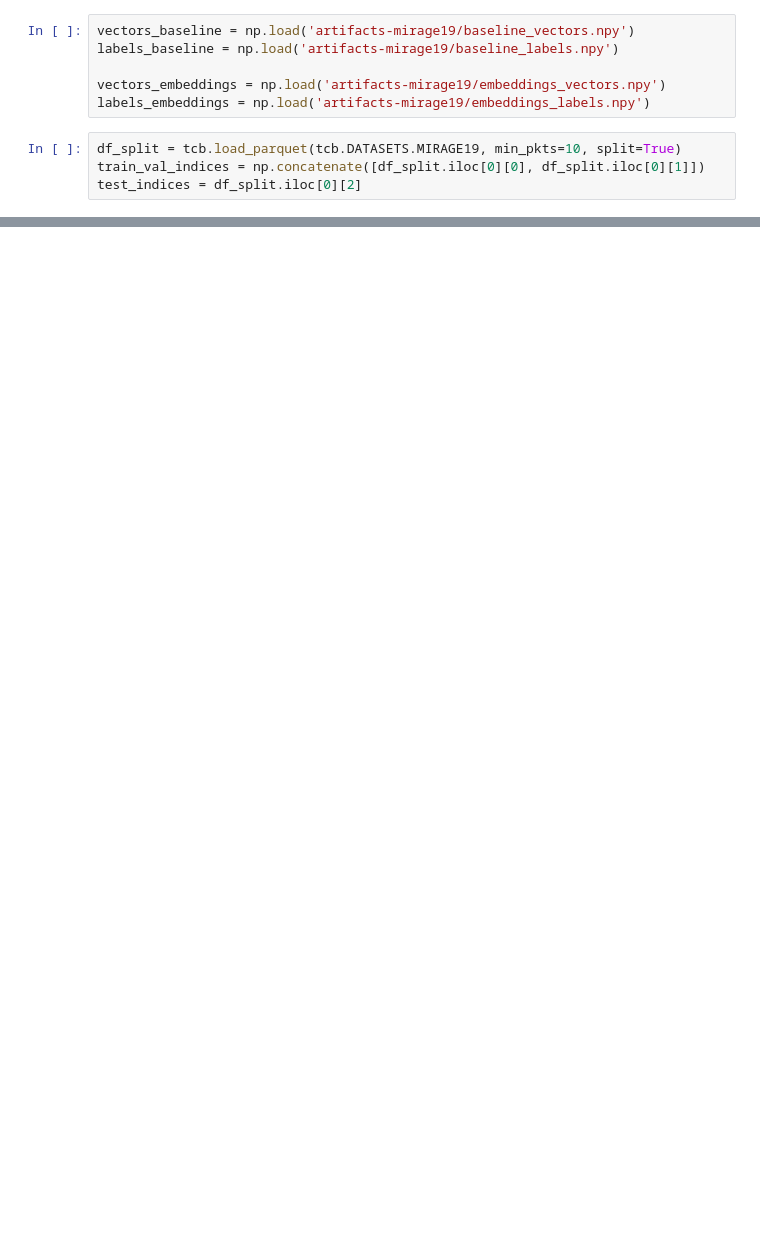
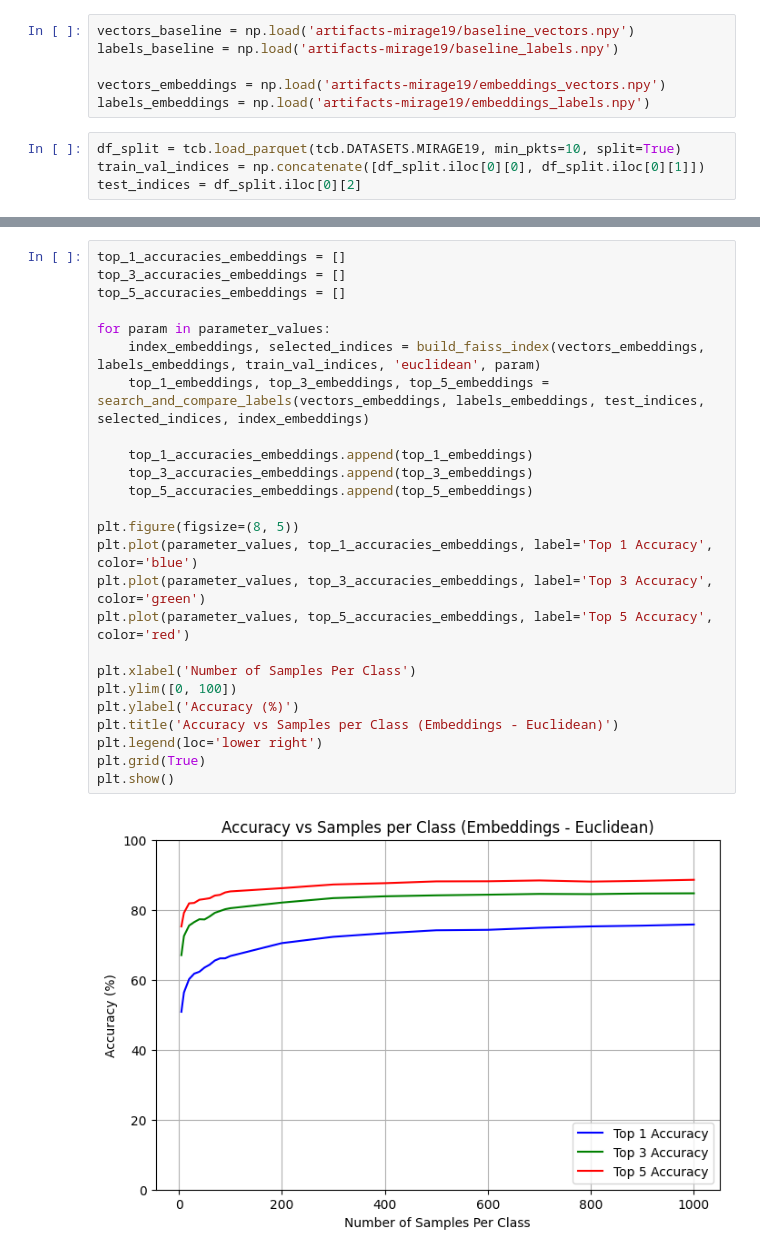
Before and after one commit to elliev7/partiii_research_project, a Jupyter notebook: fingerprinting/faiss.ipynb, the cells around one changed output, grey strips where cells are left out. Drawn from its saved outputs; the diff is of its cells as text; blank space fills up the shorter version.

```diff
--- a/fingerprinting/faiss.ipynb
+++ b/fingerprinting/faiss.ipynb
@@ -93,0 +139,27 @@ Embeddings cosine match in top 5 neighbors: 90.89%
+# %%
+top_1_accuracies_embeddings = []
+top_3_accuracies_embeddings = []
+top_5_accuracies_embeddings = []
+
+for param in parameter_values:
+    index_embeddings, selected_indices = build_faiss_index(vectors_embeddings, labels_embeddings, train_val_indices, 'euclidean', param)
+    top_1_embeddings, top_3_embeddings, top_5_embeddings = search_and_compare_labels(vectors_embeddings, labels_embeddings, test_indices, selected_indices, index_embeddings)
+
+    top_1_accuracies_embeddings.append(top_1_embeddings)
+    top_3_accuracies_embeddings.append(top_3_embeddings)
+    top_5_accuracies_embeddings.append(top_5_embeddings)
+
+plt.figure(figsize=(8, 5))
+plt.plot(parameter_values, top_1_accuracies_embeddings, label='Top 1 Accuracy', color='blue')
+plt.plot(parameter_values, top_3_accuracies_embeddings, label='Top 3 Accuracy', color='green')
+plt.plot(parameter_values, top_5_accuracies_embeddings, label='Top 5 Accuracy', color='red')
+
+plt.xlabel('Number of Samples Per Class')
+plt.ylim([0, 100])
+plt.ylabel('Accuracy (%)')
+plt.title('Accuracy vs Samples per Class (Embeddings - Euclidean)')
+plt.legend(loc='lower right')
+plt.grid(True)
+plt.show()
+# %% [output]
+[figure, added]
```
Also changed, not shown: parts of 10 cells of this notebook.
